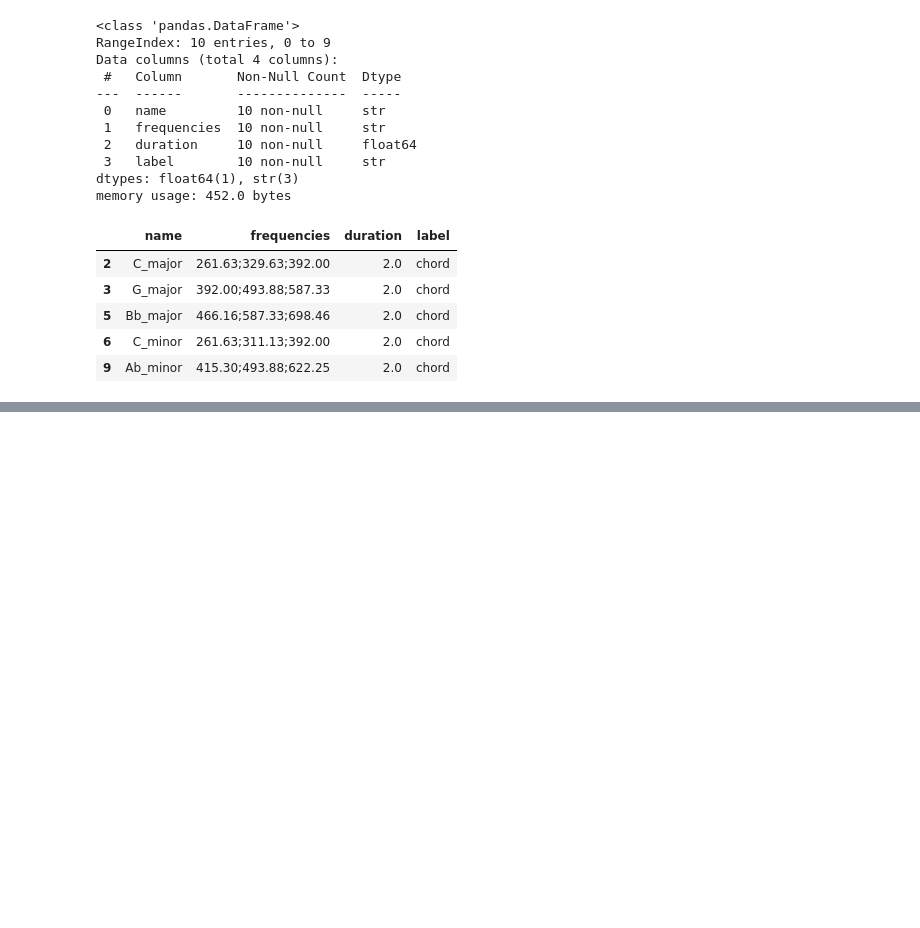
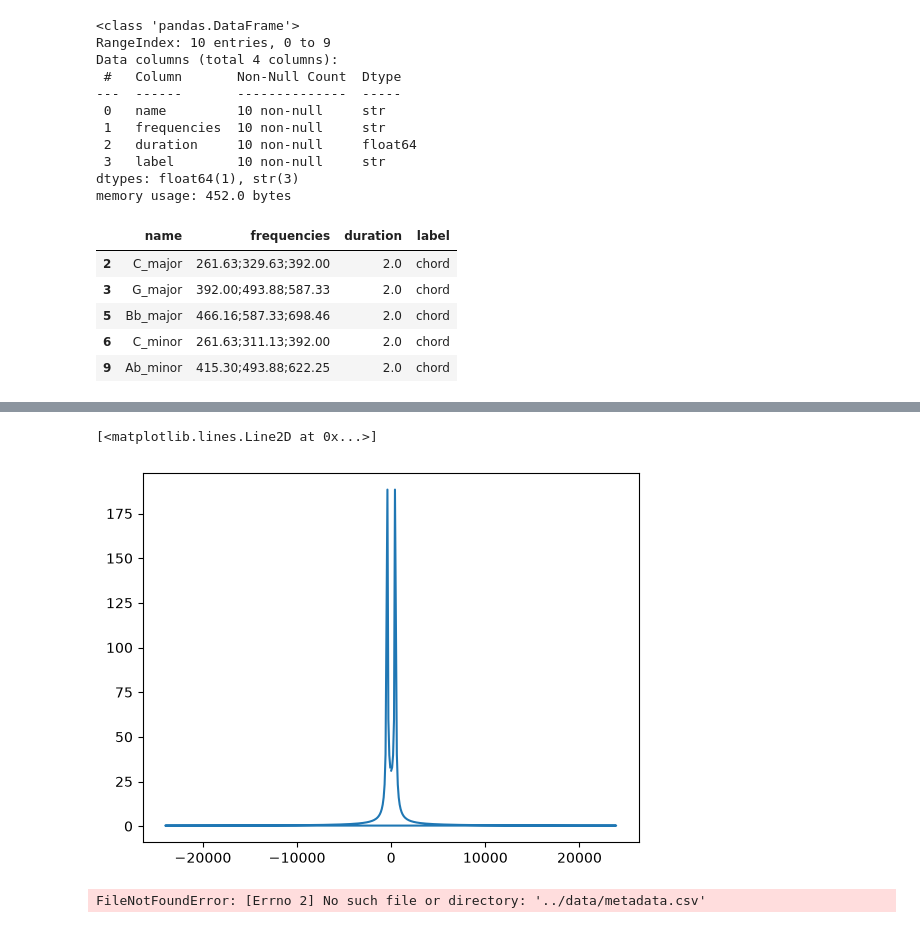
Before and after one commit to Mushcongee/wave-lab, a Jupyter notebook: notebooks/scratch.ipynb, the cells around one changed output, grey strips where cells are left out. Drawn from its saved outputs; the diff is of its cells as text; code cells hidden in the pictures; blank space fills up the shorter version.

```diff
--- a/notebooks/scratch.ipynb
+++ b/notebooks/scratch.ipynb
@@ -32,0 +38,16 @@ TypeError: can't multiply sequence by non-int of type 'float'
+# %%
+# Cell 3 -- plot its FFT magnitude spectrum
+# TODO: use np.fft.fft + np.fft.fftfreq like in features.py, plot magnitude vs frequency
+import numpy as np
+plt.plot(np.fft.fftfreq(len(signal), 1/48000), np.abs(np.fft.fft(signal)),)
+# %% [output]
+[<matplotlib.lines.Line2D at 0x...>]
+[figure, added]
+# %%
+# Cell 4 -- bar chart comparing average spectral_centroid: chord vs single_note
+results = build_feature_table('/home/clarence/projects/wave-lab/data/metadata.csv')
+results.groupby('label')['spectral_centroid'].mean().plot(kind='bar')
+plt.title('Average spectral centroid by type')
+plt.show()
+# %% [output]
+FileNotFoundError: [Errno 2] No such file or directory: '../data/metadata.csv'
```
Also changed, not shown: parts of 3 cells of this notebook.
